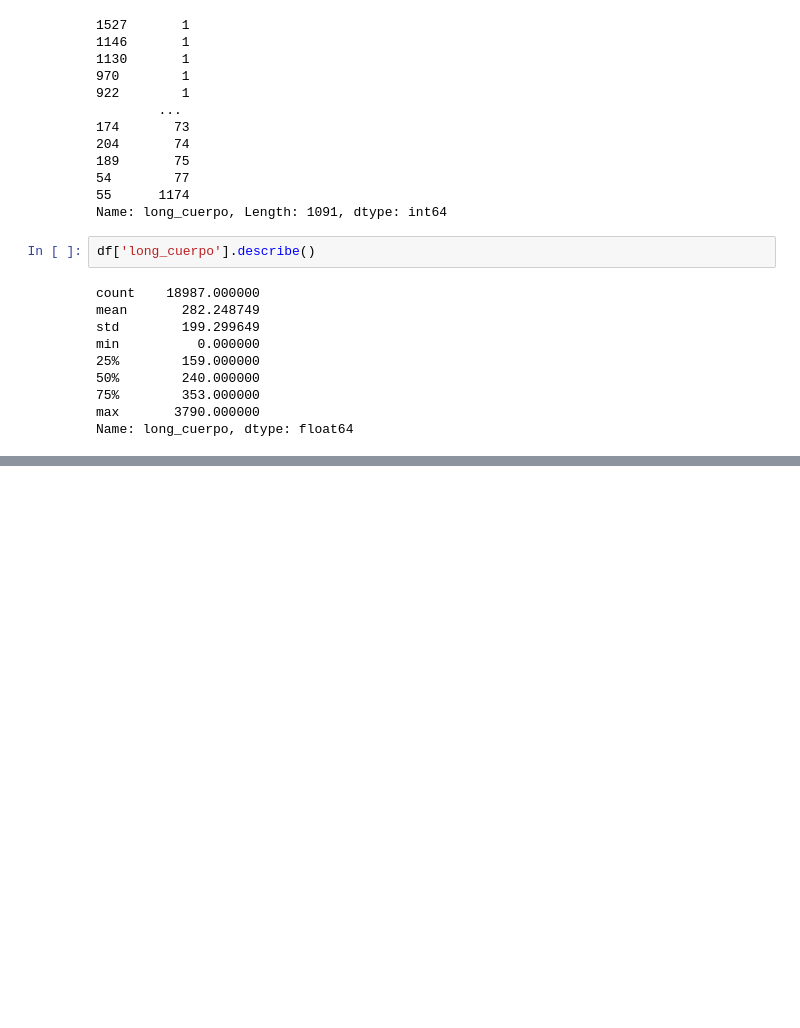
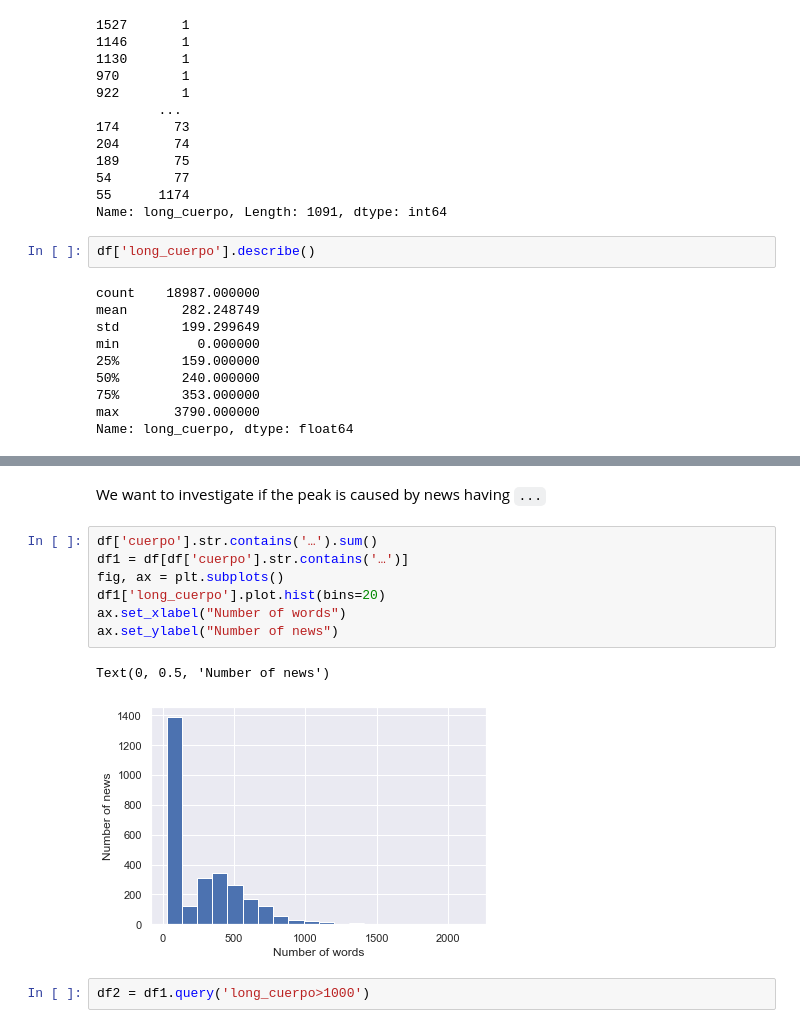
Before and after one commit to ds4a-team-13/clasificador-noticias, a Jupyter notebook: data_check.ipynb, the cells around one changed output, grey strips where cells are left out. Cells and saved outputs as stored; diff of their text form; blank space fills up the shorter version.

```diff
--- a/data_check.ipynb
+++ b/data_check.ipynb
@@ -244,0 +188,14 @@ ficha.map(plt.hist, 'long_cuerpo')
+# %% [markdown]
+We want to investigate if the peak is caused by news having `...`
+# %%
+df['cuerpo'].str.contains('…').sum()
+df1 = df[df['cuerpo'].str.contains('…')]
+fig, ax = plt.subplots()
+df1['long_cuerpo'].plot.hist(bins=20)
+ax.set_xlabel("Number of words")
+ax.set_ylabel("Number of news")
+# %% [output]
+Text(0, 0.5, 'Number of news')
+[figure, added]
+# %%
+df2 = df1.query('long_cuerpo>1000')
```
Also changed, not shown: parts of 60 cells of this notebook, 4 other files.
